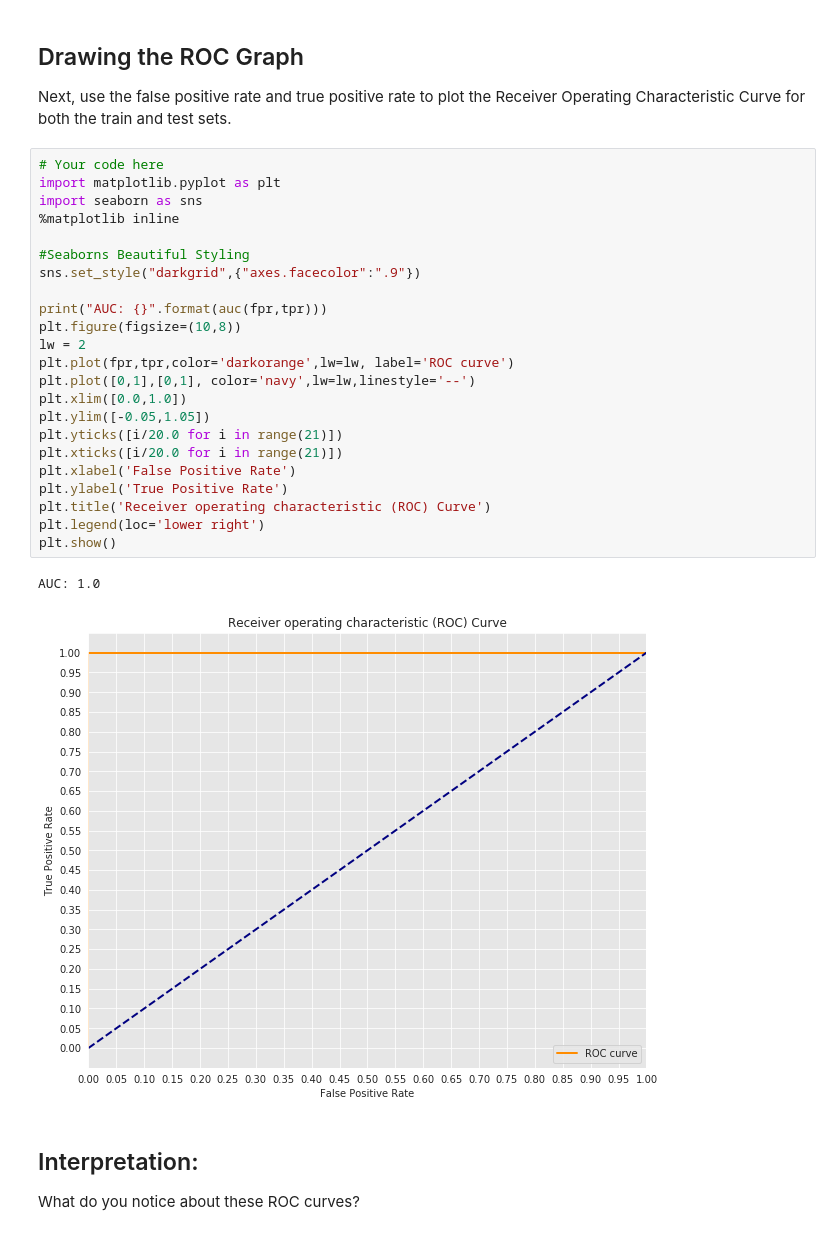
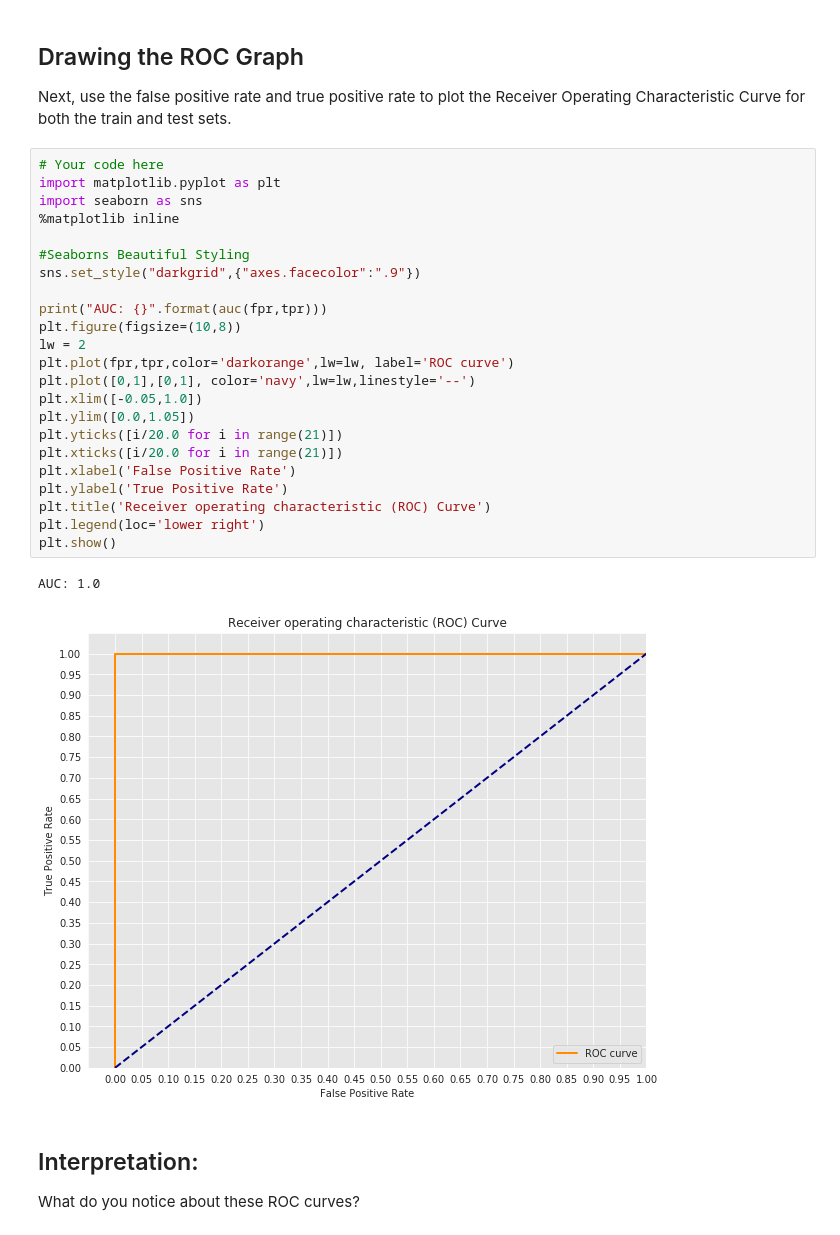
Before and after one commit to Chris-Manna/dsc-3-29-09-roc-curves-and-auc-lab-nyc-career-ds-102218, a Jupyter notebook: index.ipynb, the cells around one changed output. Drawn from its saved outputs; the diff is of its cells as text.

```diff
--- a/index.ipynb
+++ b/index.ipynb
@@ -73,29 +73,29 @@ Next, use the false positive rate and true positive rate to plot the Receiver Op
 # %%
 # Your code here
 import matplotlib.pyplot as plt
 import seaborn as sns
 %matplotlib inline
 
 #Seaborns Beautiful Styling
 sns.set_style("darkgrid",{"axes.facecolor":".9"})
 
 print("AUC: {}".format(auc(fpr,tpr)))
 plt.figure(figsize=(10,8))
 lw = 2
 plt.plot(fpr,tpr,color='darkorange',lw=lw, label='ROC curve')
 plt.plot([0,1],[0,1], color='navy',lw=lw,linestyle='--')
-plt.xlim([0.0,1.0])
-plt.ylim([-0.05,1.05])
+plt.xlim([-0.05,1.0])
+plt.ylim([0.0,1.05])
 plt.yticks([i/20.0 for i in range(21)])
 plt.xticks([i/20.0 for i in range(21)])
 plt.xlabel('False Positive Rate')
 plt.ylabel('True Positive Rate')
 plt.title('Receiver operating characteristic (ROC) Curve')
 plt.legend(loc='lower right')
 plt.show()
 # %% [output]
 AUC: 1.0
-[figure, old version]
+[figure, new version]
 # %% [markdown]
 ## Interpretation:
 
```
